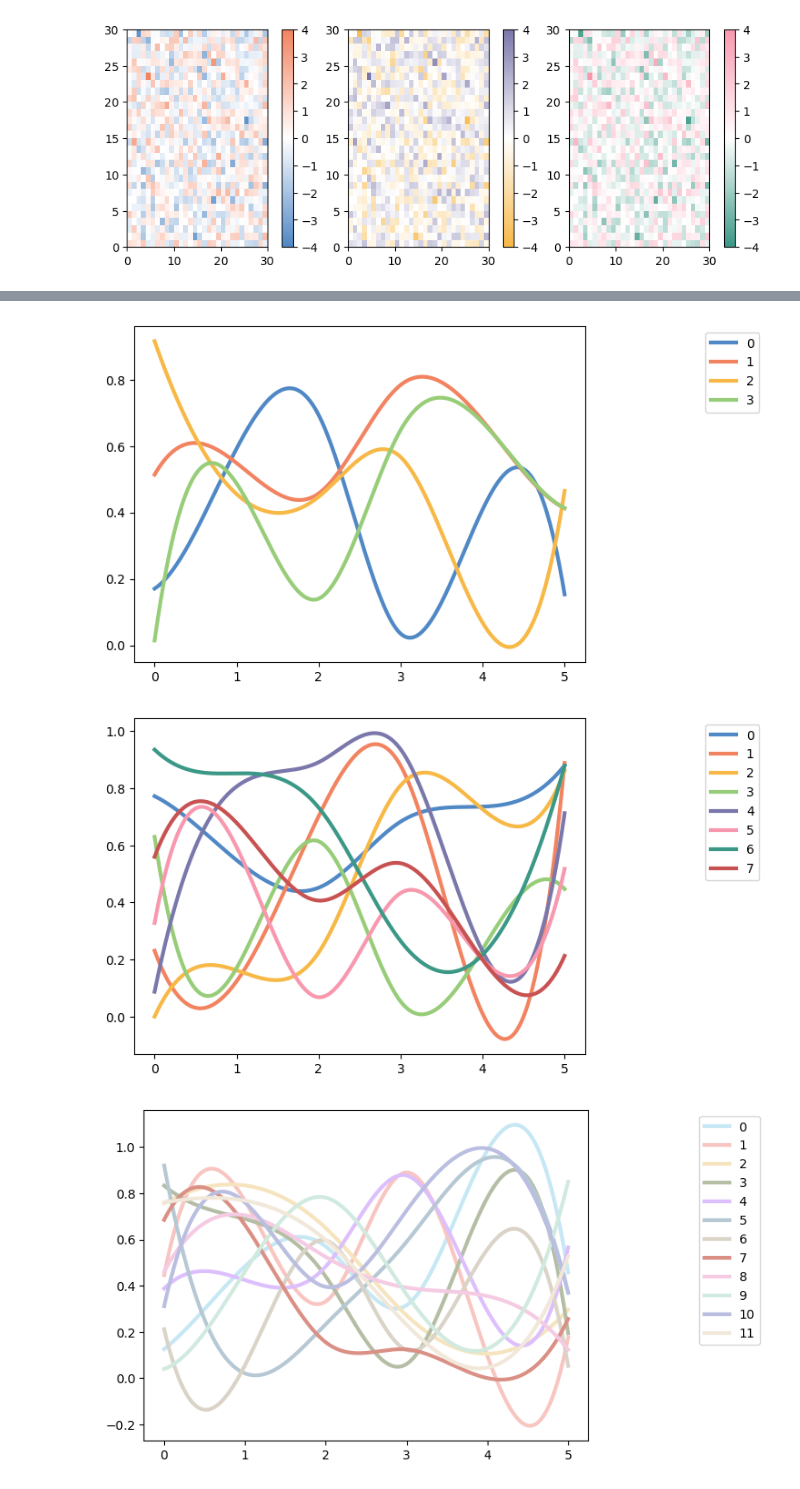
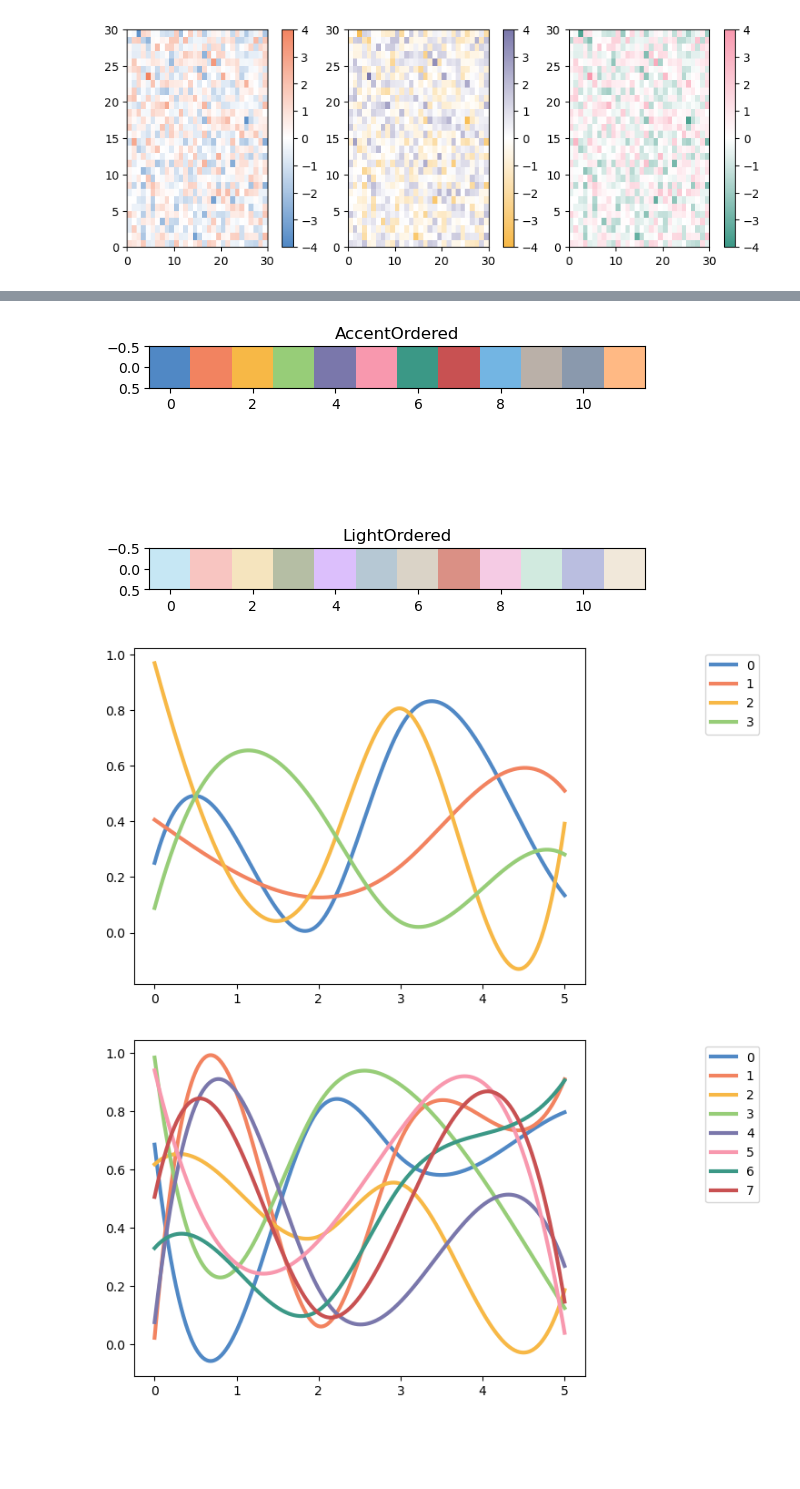
Before and after one commit to Arcadia-Science/arcadia-pycolor, a Jupyter notebook: README.ipynb, the cells around one changed output, grey strips where cells are left out. Saved outputs shown, nothing was run; the diff lists cells and outputs as text; code cells hidden in the pictures; blank space fills up the shorter version.

```diff
--- a/README.ipynb
+++ b/README.ipynb
@@ -111,8 +107,19 @@ The palettes are:
 # %%
+data = [np.arange(0, 12)]
+
+fig, (ax1, ax2) = plt.subplots(nrows=2)
+
+ax1.imshow(data, cmap='arcadia:AccentOrdered')
+ax1.title.set_text('AccentOrdered')
+ax2.imshow(data, cmap='arcadia:LightOrdered')
+ax2.title.set_text('LightOrdered')
+
+plt.show()
+
 apc.randspline_colortest('arcadia:AccentOrdered', 4)
 apc.randspline_colortest('arcadia:AccentOrdered', 8)
 apc.randspline_colortest('arcadia:LightOrdered', 12)
 # %% [output]
-[figure, old version]
+[figure, new version]
-[figure, old version]
+[figure, new version]
-[figure, old version]
+[figure, new version]
```
Also changed, not shown: parts of 3 cells of this notebook, 1 other file.
